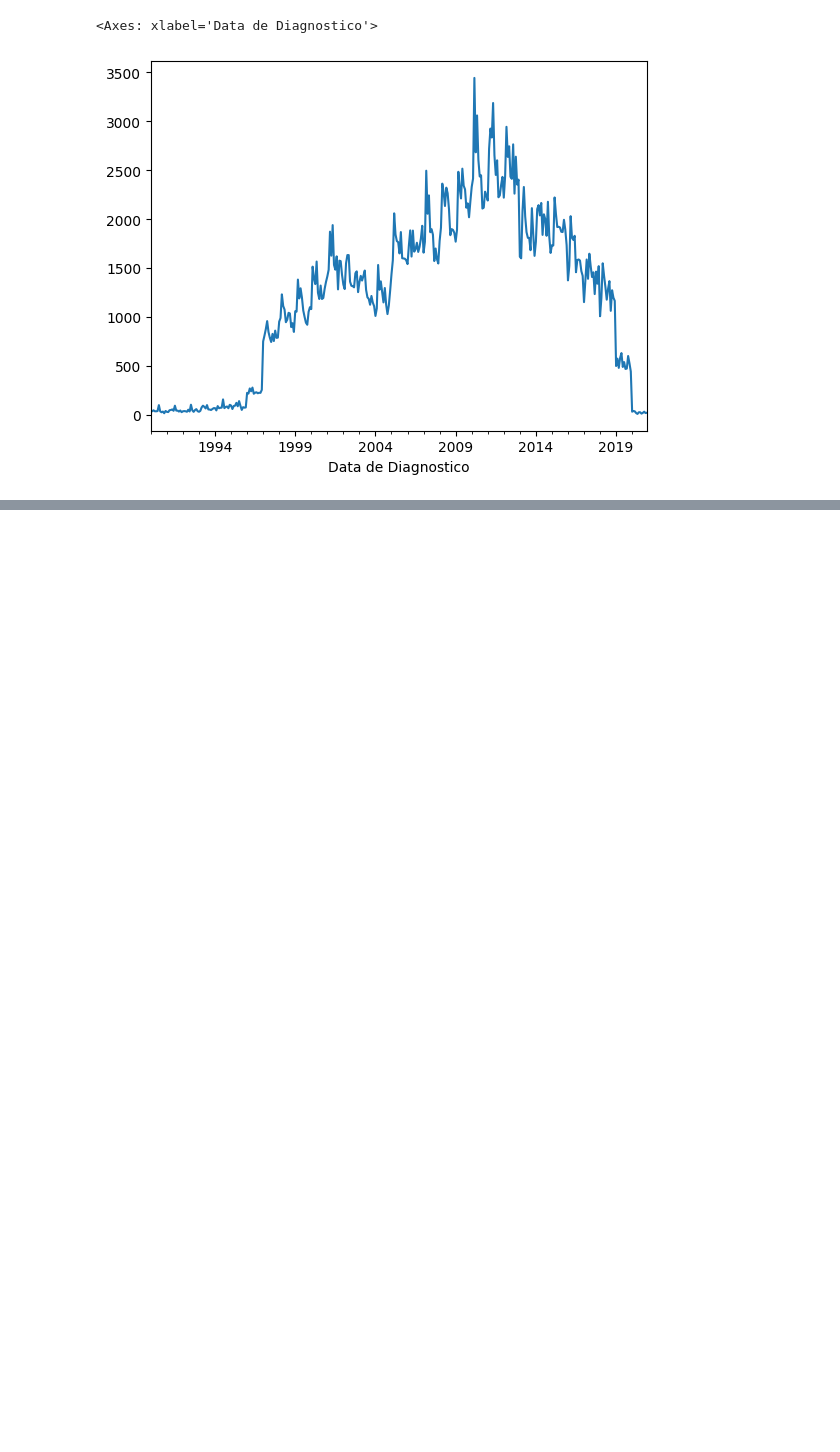
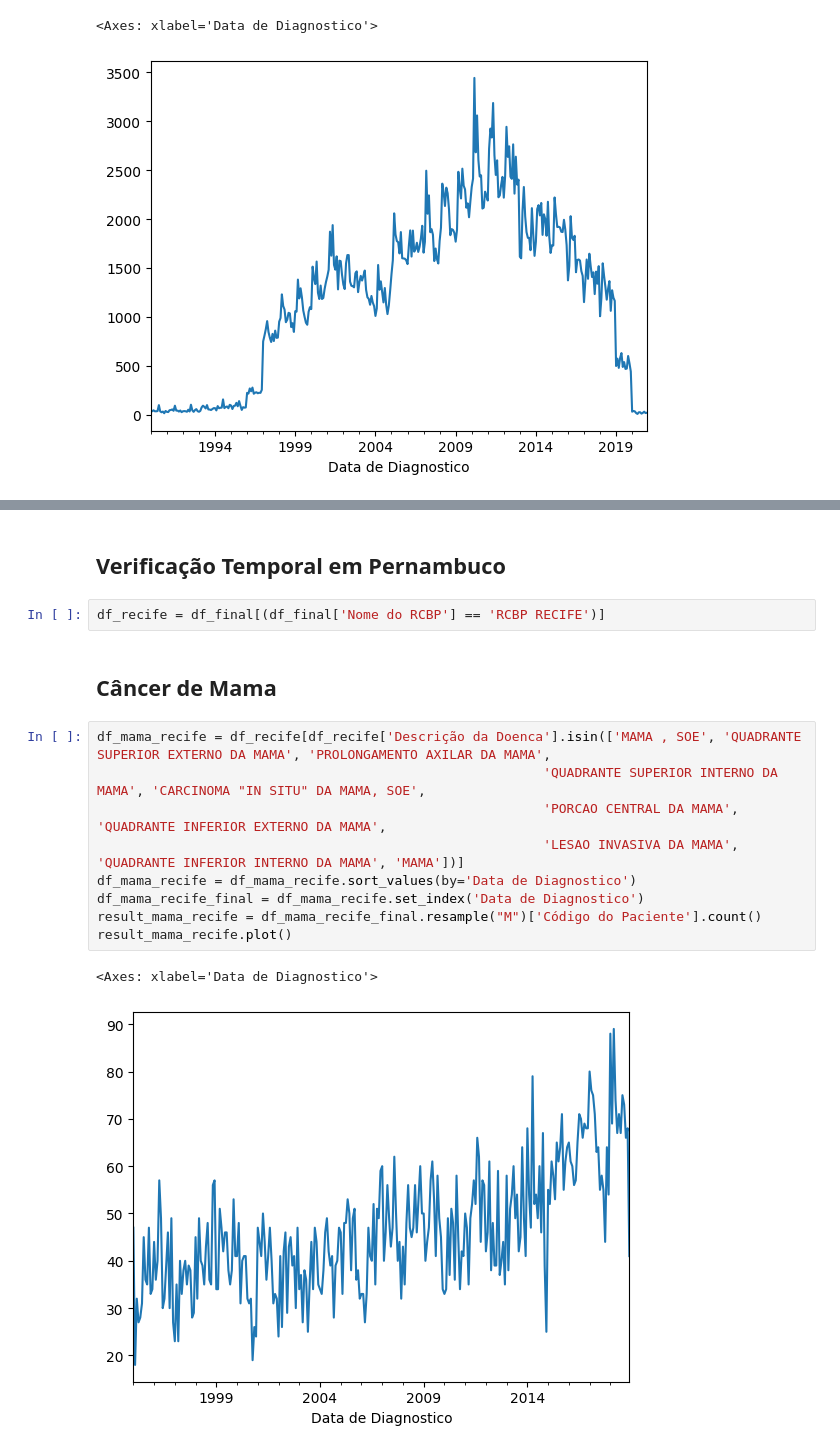
Before and after one commit to MateusVasc/IC-Cancer-Time-Series, a Jupyter notebook: Apresentação/Visualização Concatenada/verificacao_tempotal.ipynb, the cells around one changed output, grey strips where cells are left out. Saved outputs shown, nothing was run; the diff lists cells and outputs as text; blank space fills up the shorter version.

```diff
--- a/Apresentação/Visualização Concatenada/verificacao_tempotal.ipynb
+++ b/Apresentação/Visualização Concatenada/verificacao_tempotal.ipynb
@@ -106,0 +124,18 @@ result_pele.plot()
+# %% [markdown]
+## Verificação Temporal em Pernambuco
+# %%
+df_recife = df_final[(df_final['Nome do RCBP'] == 'RCBP RECIFE')]
+# %% [markdown]
+## Câncer de Mama
+# %%
+df_mama_recife = df_recife[df_recife['Descrição da Doenca'].isin(['MAMA , SOE', 'QUADRANTE SUPERIOR EXTERNO DA MAMA', 'PROLONGAMENTO AXILAR DA MAMA',
+                                                         'QUADRANTE SUPERIOR INTERNO DA MAMA', 'CARCINOMA "IN SITU" DA MAMA, SOE',
+                                                         'PORCAO CENTRAL DA MAMA', 'QUADRANTE INFERIOR EXTERNO DA MAMA',
+                                                         'LESAO INVASIVA DA MAMA', 'QUADRANTE INFERIOR INTERNO DA MAMA', 'MAMA'])]
+df_mama_recife = df_mama_recife.sort_values(by='Data de Diagnostico')
+df_mama_recife_final = df_mama_recife.set_index('Data de Diagnostico')
+result_mama_recife = df_mama_recife_final.resample("M")['Código do Paciente'].count()
+result_mama_recife.plot()
+# %% [output]
+<Axes: xlabel='Data de Diagnostico'>
+[figure, added]
```
Also changed, not shown: parts of 14 cells of this notebook, 1 other file.
